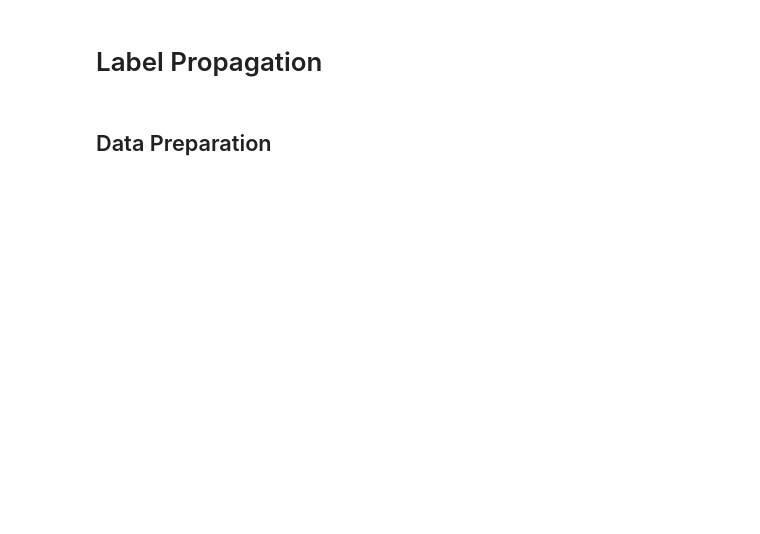
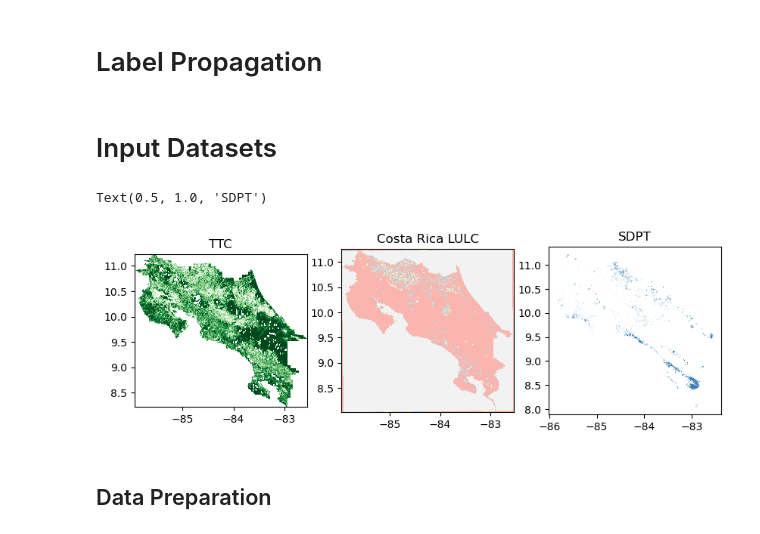
Before and after one commit to wri/plantation_classifier, a Jupyter notebook: notebooks/label_propagation.ipynb, the cells around one changed output. Saved outputs shown, nothing was run; the diff lists cells and outputs as text; code cells hidden in the pictures; blank space fills up the shorter version.

```diff
--- a/notebooks/label_propagation.ipynb
+++ b/notebooks/label_propagation.ipynb
@@ -13,3 +17,21 @@ from sklearn.model_selection import train_test_split
+# %% [markdown]
+# Input Datasets
+# %%
+ttc = rs.open('../data/testing/CostaRica.tif')
+sdpt = gpd.read_file('../data/testing/cri_sdpt_v2.shp')
+lulc = rs.open('../data/testing/lulc_cr_reprj.tif')
+# %%
+fig, (ax1, ax2, ax3) = plt.subplots(ncols=3, nrows=1, figsize=(10, 8))
+show((ttc), cmap='Greens', ax=ax1)
+show((lulc), cmap='Pastel1', ax=ax2)
+sdpt.plot(ax=ax3)
+
+ax1.set_title("TTC")
+ax2.set_title("Costa Rica LULC")
+ax3.set_title("SDPT");
+# %% [output]
+Text(0.5, 1.0, 'SDPT')
+[figure, added]
 # %% [markdown]
 ## Data Preparation
 # %%
```
Also changed, not shown: parts of 25 cells of this notebook.
